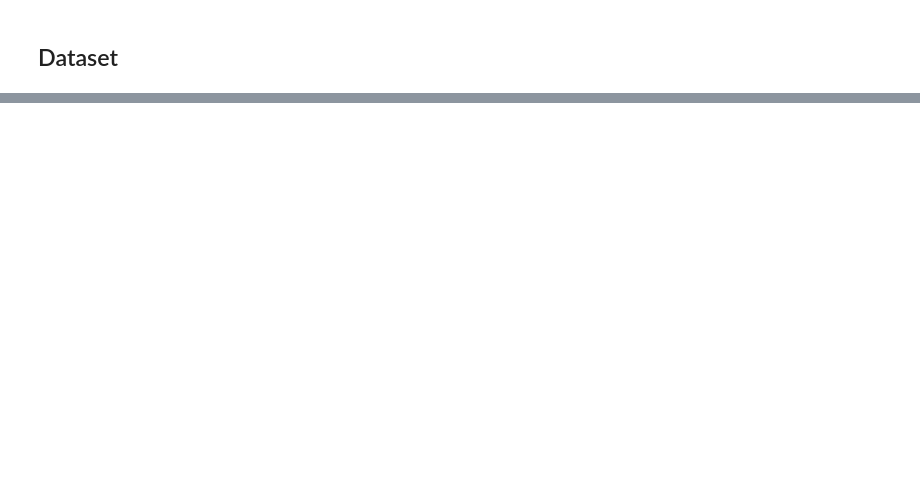
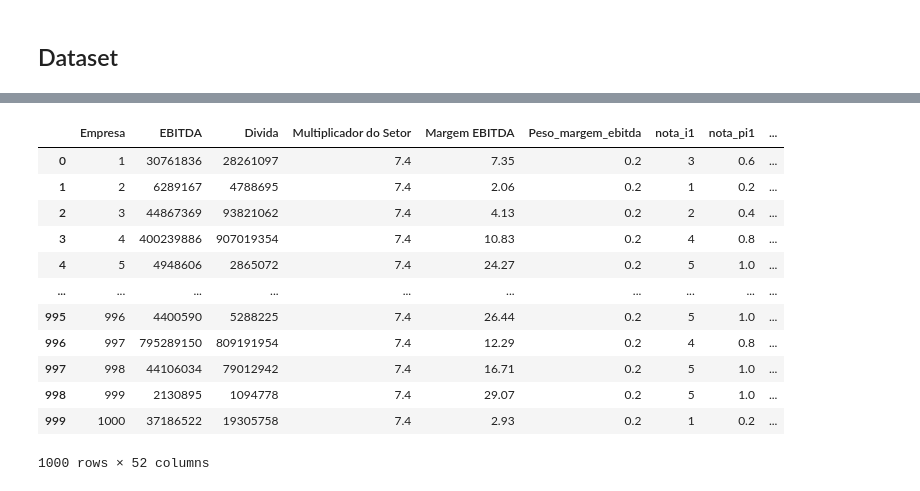
Before and after one commit to lgsilva-dev/credito, a Jupyter notebook: CreditoData.ipynb, the cells around one changed output, grey strips where cells are left out. Drawn from its saved outputs; the diff is of its cells as text; code cells hidden in the pictures; blank space fills up the shorter version.

```diff
--- a/CreditoData.ipynb
+++ b/CreditoData.ipynb
@@ -634,0 +681,3 @@ col_qualitativos = ['Serasa Score PJ', 'Rating', 'Relação entre a Classificaç
+# %%
+df = pd.read_excel("/content/drive/MyDrive/gocn/analisecredito.xlsx")
+df
@@ -634,0 +1186,16 @@ col_qualitativos = ['Serasa Score PJ', 'Rating', 'Relação entre a Classificaç
+# %%
+df
+# %% [output]
+|  | Empresa | EBITDA | Divida | Multiplicador do Setor | Margem EBITDA | Peso_margem_ebitda | nota_i1 | nota_pi1 | ... |
+| 0 | 1 | 30761836 | 28261097 | 7.4 | 7.35 | 0.2 | 3 | 0.6 | ... |
+| 1 | 2 | 6289167 | 4788695 | 7.4 | 2.06 | 0.2 | 1 | 0.2 | ... |
+| 2 | 3 | 44867369 | 93821062 | 7.4 | 4.13 | 0.2 | 2 | 0.4 | ... |
+| 3 | 4 | 400239886 | 907019354 | 7.4 | 10.83 | 0.2 | 4 | 0.8 | ... |
+| 4 | 5 | 4948606 | 2865072 | 7.4 | 24.27 | 0.2 | 5 | 1.0 | ... |
+| ... | ... | ... | ... | ... | ... | ... | ... | ... | ... |
+| 995 | 996 | 4400590 | 5288225 | 7.4 | 26.44 | 0.2 | 5 | 1.0 | ... |
+| 996 | 997 | 795289150 | 809191954 | 7.4 | 12.29 | 0.2 | 4 | 0.8 | ... |
+| 997 | 998 | 44106034 | 79012942 | 7.4 | 16.71 | 0.2 | 5 | 1.0 | ... |
+| 998 | 999 | 2130895 | 1094778 | 7.4 | 29.07 | 0.2 | 5 | 1.0 | ... |
+| 999 | 1000 | 37186522 | 19305758 | 7.4 | 2.93 | 0.2 | 1 | 0.2 | ... |
+1000 rows × 52 columns
```
Also changed, not shown: parts of 14 cells of this notebook.
